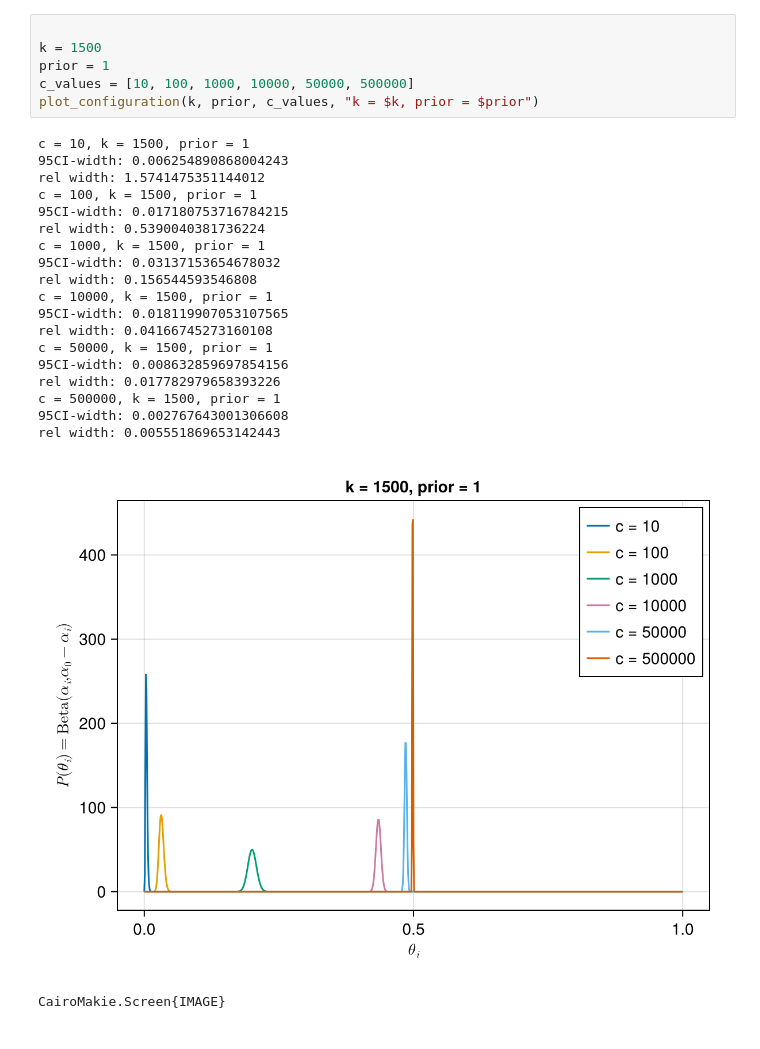
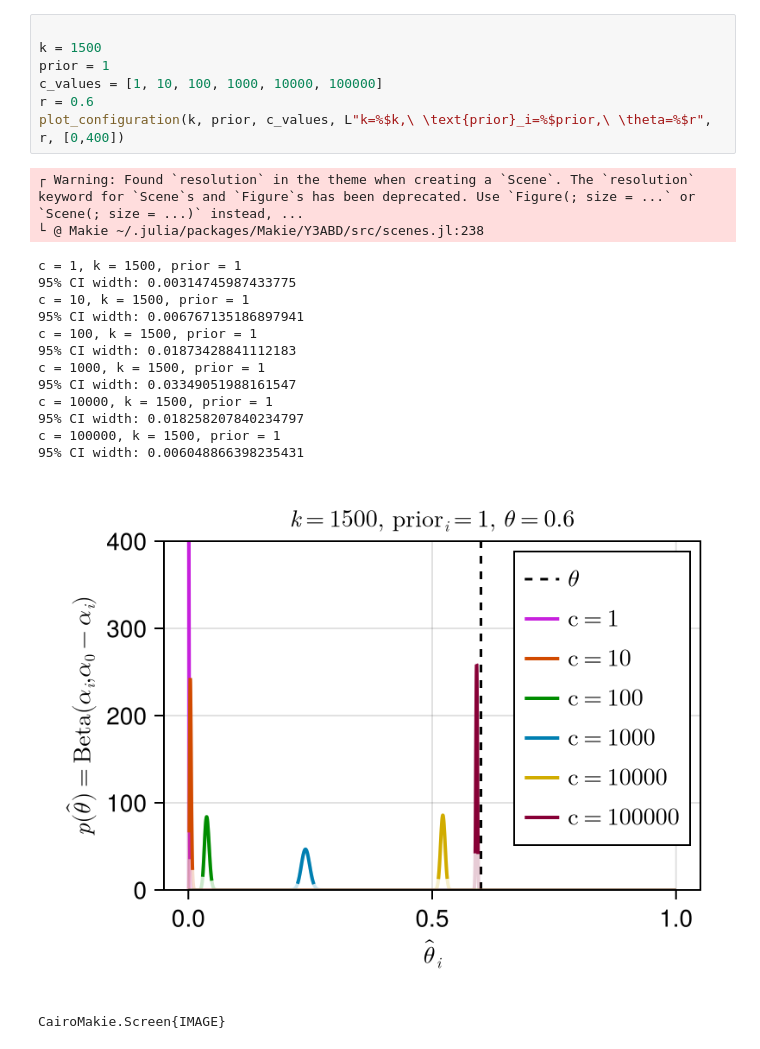
Before and after one commit to luisastue/hc-rl-thompson-sampling, a Jupyter notebook: poc/dirichlet_marginal_evolution.ipynb, the cells around one changed output. Saved outputs shown, nothing was run; the diff lists cells and outputs as text.

```diff
--- a/poc/dirichlet_marginal_evolution.ipynb
+++ b/poc/dirichlet_marginal_evolution.ipynb
@@ -67,27 +102,24 @@ CairoMakie.Screen{IMAGE}
 # %%
 
 k = 1500
 prior = 1
-c_values = [10, 100, 1000, 10000, 50000, 500000]
-plot_configuration(k, prior, c_values, "k = $k, prior = $prior")
+c_values = [1, 10, 100, 1000, 10000, 100000]
+r = 0.6
+plot_configuration(k, prior, c_values, L"k=%$k,\ \text{prior}_i=%$prior,\ \theta=%$r", r, [0,400])
 # %% [output]
-c = 10, k = 1500, prior = 1
-95CI-width: 0.006254890868004243
-rel width: 1.5741475351144012
-c = 100, k = 1500, prior = 1
-95CI-width: 0.017180753716784215
-rel width: 0.5390040381736224
-c = 1000, k = 1500, prior = 1
-95CI-width: 0.03137153654678032
-rel width: 0.156544593546808
-c = 10000, k = 1500, prior = 1
-95CI-width: 0.018119907053107565
-rel width: 0.04166745273160108
-c = 50000, k = 1500, prior = 1
-95CI-width: 0.008632859697854156
-rel width: 0.017782979658393226
-c = 500000, k = 1500, prior = 1
-95CI-width: 0.002767643001306608
-rel width: 0.005551869653142443
+┌ Warning: Found `resolution` in the theme when creating a `Scene`. The `resolution` keyword for `Scene`s and `Figure`s has been deprecated. Use `Figure(; size = ...` or `Scene(; size = ...)` instead, ...
+└ @ Makie ~/.julia/packages/Makie/Y3ABD/src/scenes.jl:238
+c = 1, k = 1500, prior = 1
+95% CI width: 0.00314745987433775
+c = 10, k = 1500, prior = 1
+95% CI width: 0.006767135186897941
+c = 100, k = 1500, prior = 1
+95% CI width: 0.01873428841112183
+c = 1000, k = 1500, prior = 1
+95% CI width: 0.03349051988161547
+c = 10000, k = 1500, prior = 1
+95% CI width: 0.018258207840234797
+c = 100000, k = 1500, prior = 1
+95% CI width: 0.006048866398235431
-[figure, old version]
+[figure, new version]
-CairoMakie.Screen{IMAGE}
+CairoMakie.Screen{IMAGE}
```
Also changed, not shown: parts of 6 cells of this notebook, 12 other files.
